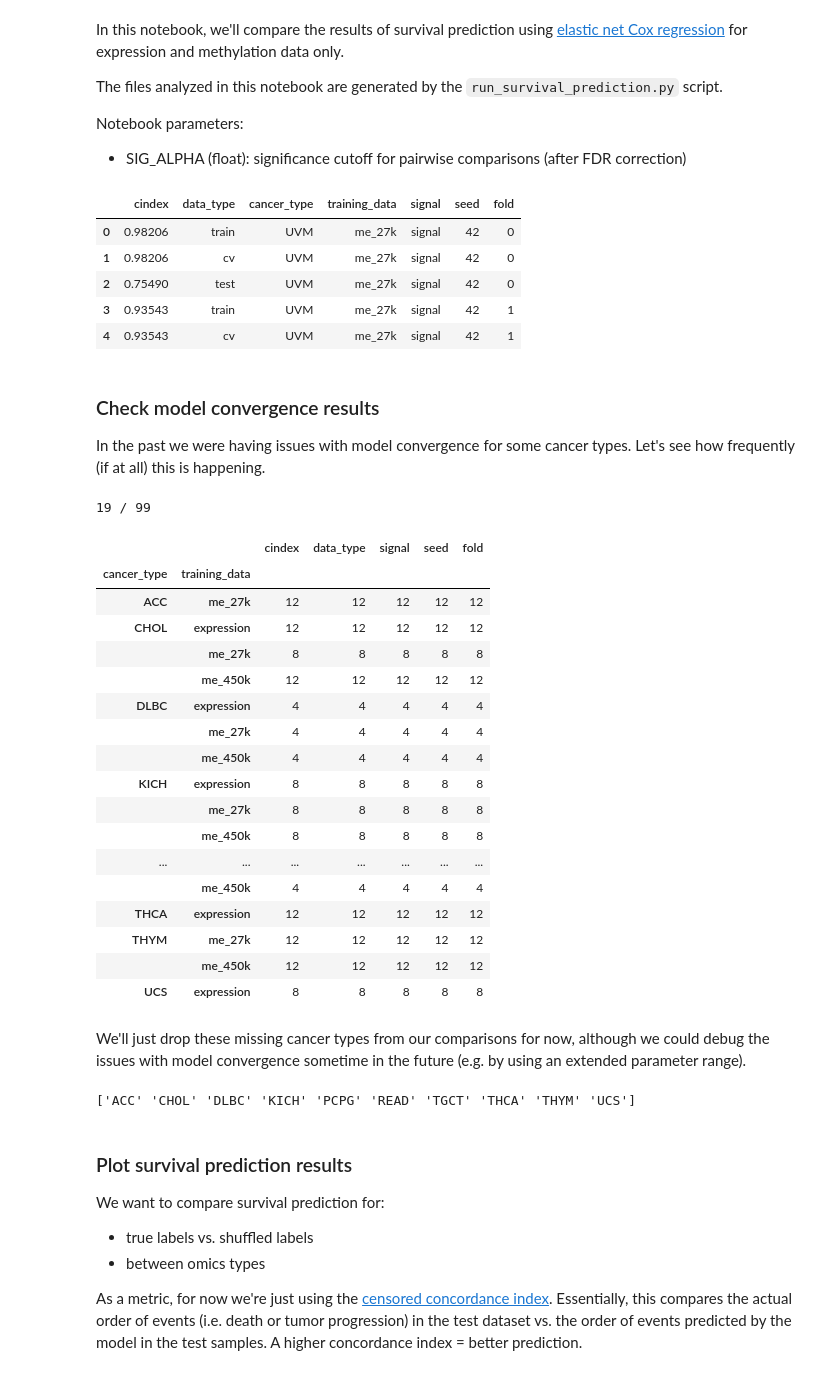
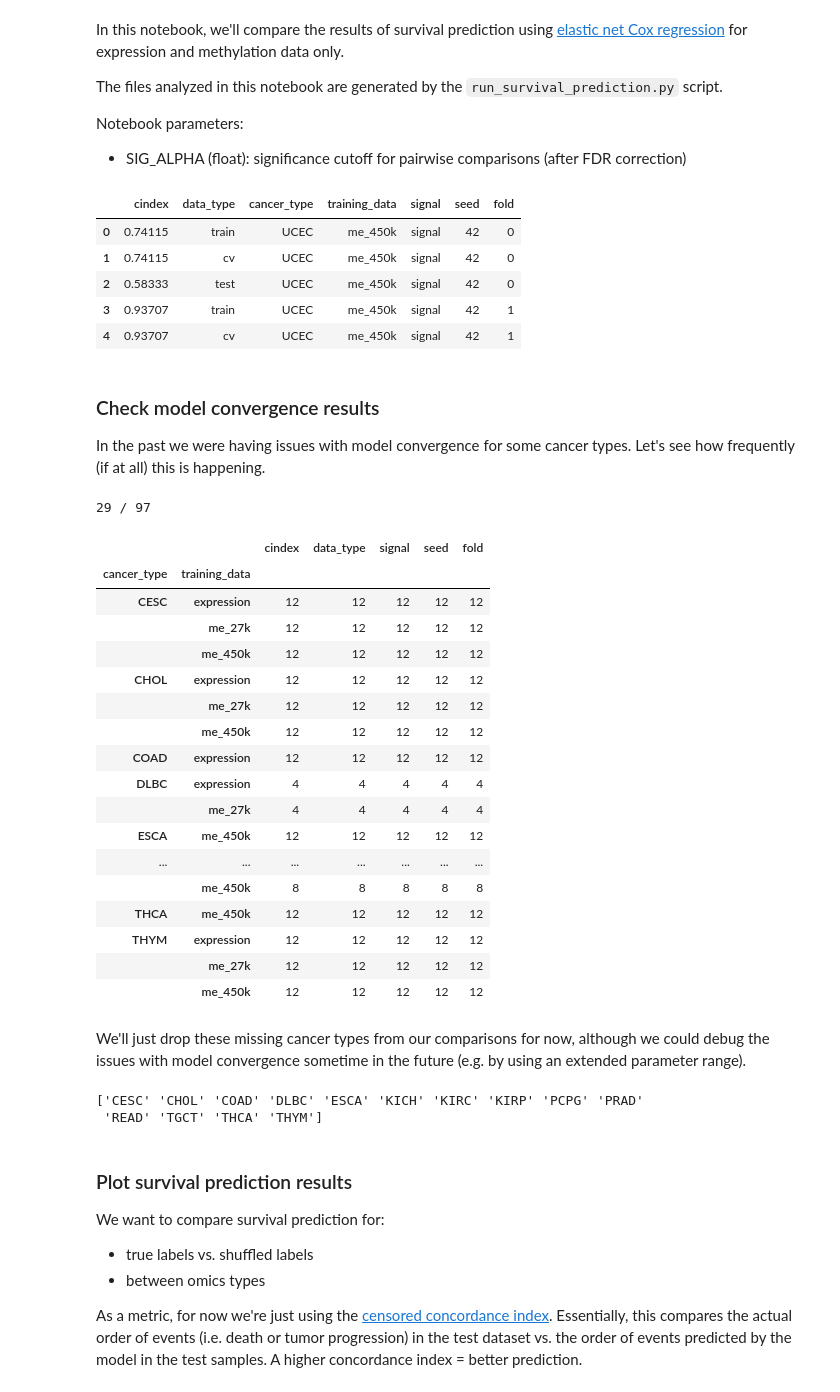
Before and after one commit to greenelab/mpmp, a Jupyter notebook: 06_predict_survival/plot_survival_results.ipynb, the cells around one changed output. Cells and saved outputs as stored; diff of their text form; code cells hidden in the pictures.

```diff
--- a/06_predict_survival/plot_survival_results.ipynb
+++ b/06_predict_survival/plot_survival_results.ipynb
@@ -31,26 +31,27 @@ SAVE_FIGS = True
 # %%
 # set results directory
 me_results_dir = Path(cfg.repo_root,
                       '06_predict_survival',
-                      'results_extended_alphas',
-                      'results_5000_pca').resolve()
-me_results_desc = 'top 5000 PCs'
+                      'results',
+                      # 'results_extended_alphas',
+                      'results_100_pca').resolve()
+me_results_desc = 'top 100 PCs'
 
 # set images directory
 images_dir = Path(cfg.images_dirs['survival'])
 
 # load results into a single dataframe
 me_results_df = su.load_survival_results(me_results_dir)
 me_results_df.rename(columns={'identifier': 'cancer_type',
                               'fold_no': 'fold'}, inplace=True)
 me_results_df.head()
 # %% [output]
 |  | cindex | data_type | cancer_type | training_data | signal | seed | fold |
-| 0 | 0.98206 | train | UVM | me_27k | signal | 42 | 0 |
-| 1 | 0.98206 | cv | UVM | me_27k | signal | 42 | 0 |
-| 2 | 0.75490 | test | UVM | me_27k | signal | 42 | 0 |
-| 3 | 0.93543 | train | UVM | me_27k | signal | 42 | 1 |
-| 4 | 0.93543 | cv | UVM | me_27k | signal | 42 | 1 |
+| 0 | 0.74115 | train | UCEC | me_450k | signal | 42 | 0 |
+| 1 | 0.74115 | cv | UCEC | me_450k | signal | 42 | 0 |
+| 2 | 0.58333 | test | UCEC | me_450k | signal | 42 | 0 |
+| 3 | 0.93707 | train | UCEC | me_450k | signal | 42 | 1 |
+| 4 | 0.93707 | cv | UCEC | me_450k | signal | 42 | 1 |
 # %% [markdown]
 ### Check model convergence results
 
@@ -64,32 +65,33 @@ problem_df = me_count_df[me_count_df['cindex'] != 16].copy()
 print(len(problem_df), '/', len(me_count_df))
 problem_df
 # %% [output]
-19 / 99
+29 / 97
 |  |  | cindex | data_type | signal | seed | fold |
 | cancer_type | training_data |  |  |  |  |  |
-| ACC | me_27k | 12 | 12 | 12 | 12 | 12 |
+| CESC | expression | 12 | 12 | 12 | 12 | 12 |
+|  | me_27k | 12 | 12 | 12 | 12 | 12 |
+|  | me_450k | 12 | 12 | 12 | 12 | 12 |
 | CHOL | expression | 12 | 12 | 12 | 12 | 12 |
-|  | me_27k | 8 | 8 | 8 | 8 | 8 |
+|  | me_27k | 12 | 12 | 12 | 12 | 12 |
 |  | me_450k | 12 | 12 | 12 | 12 | 12 |
+| COAD | expression | 12 | 12 | 12 | 12 | 12 |
 | DLBC | expression | 4 | 4 | 4 | 4 | 4 |
 |  | me_27k | 4 | 4 | 4 | 4 | 4 |
-|  | me_450k | 4 | 4 | 4 | 4 | 4 |
-| KICH | expression | 8 | 8 | 8 | 8 | 8 |
-|  | me_27k | 8 | 8 | 8 | 8 | 8 |
+| ESCA | me_450k | 12 | 12 | 12 | 12 | 12 |
+| ... | ... | ... | ... | ... | ... | ... |
 |  | me_450k | 8 | 8 | 8 | 8 | 8 |
-| ... | ... | ... | ... | ... | ... | ... |
-|  | me_450k | 4 | 4 | 4 | 4 | 4 |
-| THCA | expression | 12 | 12 | 12 | 12 | 12 |
-| THYM | me_27k | 12 | 12 | 12 | 12 | 12 |
+| THCA | me_450k | 12 | 12 | 12 | 12 | 12 |
+| THYM | expression | 12 | 12 | 12 | 12 | 12 |
+|  | me_27k | 12 | 12 | 12 | 12 | 12 |
 |  | me_450k | 12 | 12 | 12 | 12 | 12 |
-| UCS | expression | 8 | 8 | 8 | 8 | 8 |
 # %% [markdown]
 We'll just drop these missing cancer types from our comparisons for now, although we could debug the issues with model convergence sometime in the future (e.g. by using an extended parameter range).
 # %%
 drop_cancer_types = problem_df.index.get_level_values(0).unique().values
 print(drop_cancer_types)
 # %% [output]
-['ACC' 'CHOL' 'DLBC' 'KICH' 'PCPG' 'READ' 'TGCT' 'THCA' 'THYM' 'UCS']
+['CESC' 'CHOL' 'COAD' 'DLBC' 'ESCA' 'KICH' 'KIRC' 'KIRP' 'PCPG' 'PRAD'
+ 'READ' 'TGCT' 'THCA' 'THYM']
 # %% [markdown]
 ### Plot survival prediction results
 
```
Also changed, not shown: parts of 14 cells of this notebook, 1 other file.
